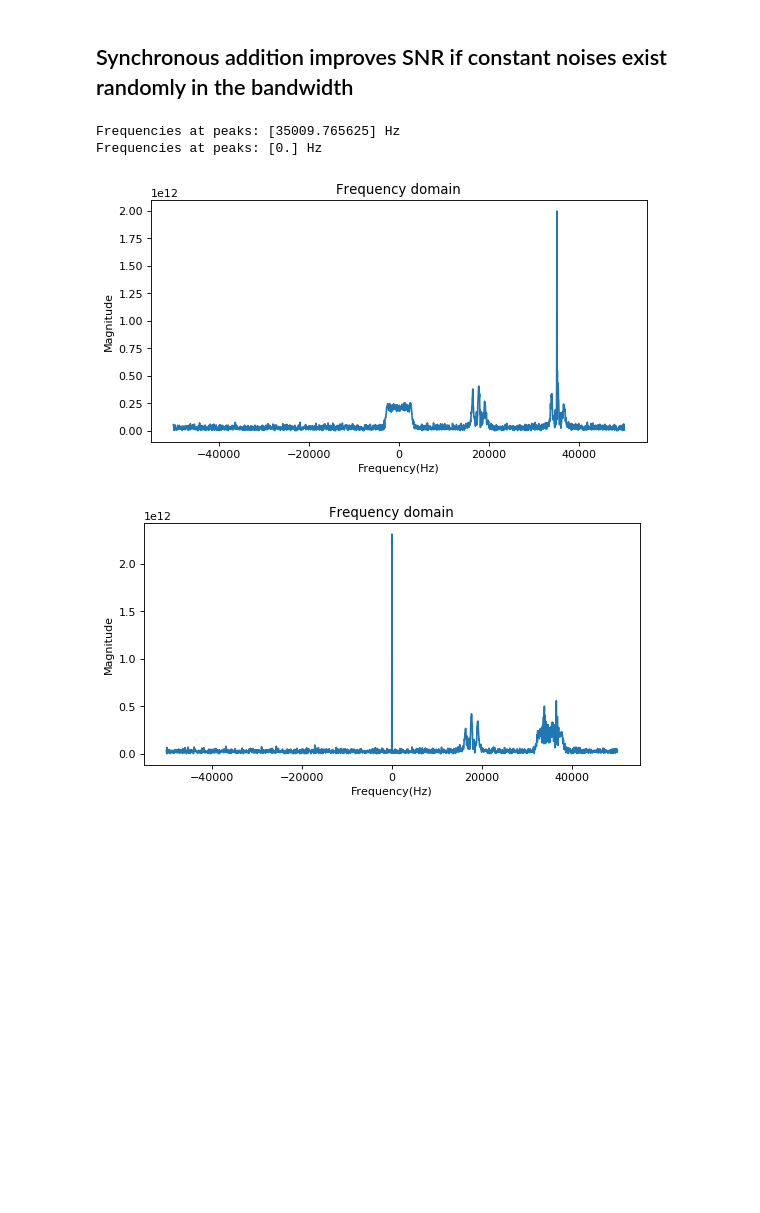
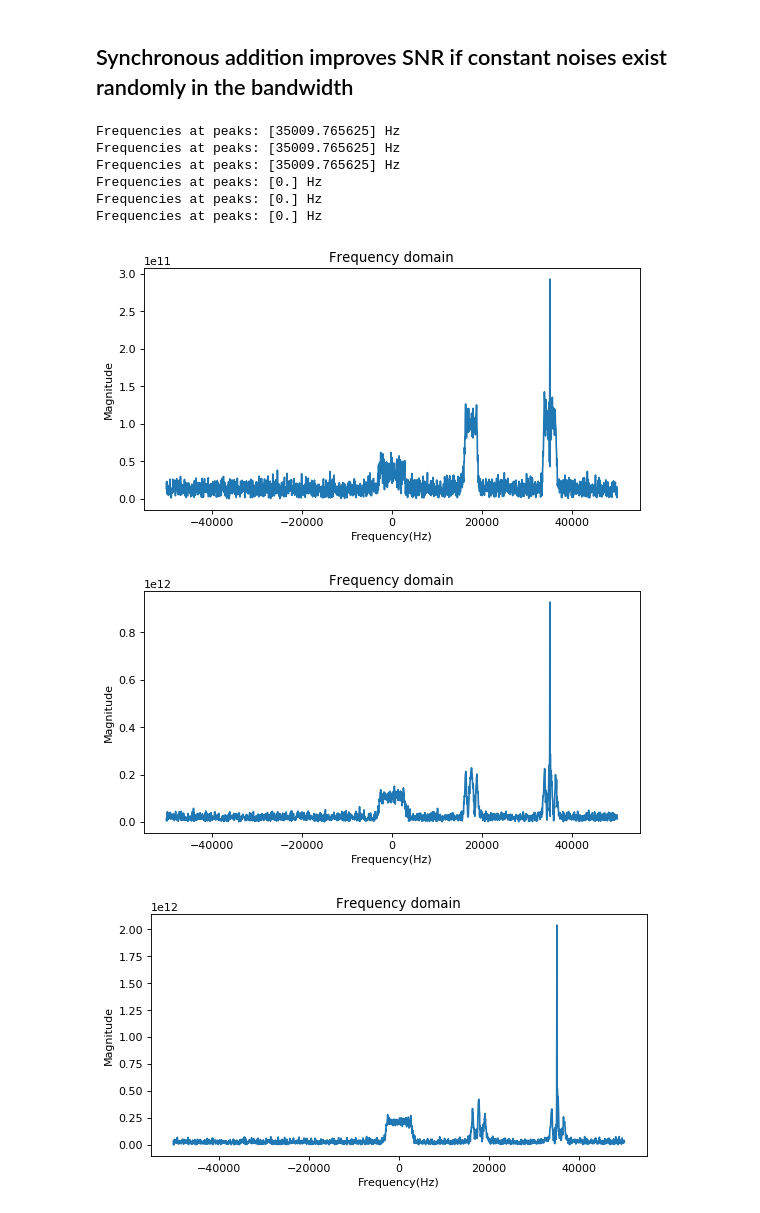
Before and after one commit to araobp/ultrasonic-communication, a Jupyter notebook: simulation/OrthogonalChirp.ipynb, the cells around one changed output. Cells and saved outputs as stored; diff of their text form; code cells hidden in the pictures; blank space fills up the shorter version.

```diff
--- a/simulation/OrthogonalChirp.ipynb
+++ b/simulation/OrthogonalChirp.ipynb
@@ -163,16 +178,29 @@ Frequencies at peaks: [0.] Hz
 # %%
 noise = white_noise() + constant_noise(f=0) + constant_noise(f=F0+(F1-F0)/2)
 noise2 = white_noise() + constant_noise(f=100) + constant_noise(f=F0+(F1-F0)/2+100)
 noise3 = white_noise() + constant_noise(f=200) + constant_noise(f=F0+(F1-F0)/2+200)
 noise4 = white_noise() + constant_noise(f=300) + constant_noise(f=F0+(F1-F0)/2+300)
 
-R3d = (W1 + W1 + W1 + W1 + noise + noise2 + noise3 + noise4) * chirp(updown="down")
-R3u = (W1 + W1 + W1 + W1 + noise + noise2 + noise3 + noise4) * chirp(updown="up")
+R3d = (W1 + W1 + noise + noise2) * chirp(updown="down")
+R3u = (W1 + W1 + noise + noise2) * chirp(updown="up")
 
+R4d = (W1 + W1 + W1 + W1 + noise + noise2 + noise3 + noise4) * chirp(updown="down")
+R4u = (W1 + W1 + W1 + W1 + noise + noise2 + noise3 + noise4) * chirp(updown="up")
+
+plot_fft(R2d)
 plot_fft(R3d)
+plot_fft(R4d)
+
+plot_fft(R2u)
 plot_fft(R3u)
+plot_fft(R4u)
 # %% [output]
+Frequencies at peaks: [35009.765625] Hz
+Frequencies at peaks: [35009.765625] Hz
 Frequencies at peaks: [35009.765625] Hz
 Frequencies at peaks: [0.] Hz
+Frequencies at peaks: [0.] Hz
+Frequencies at peaks: [0.] Hz
-[figure, old version]
+[figure, new version]
-[figure, old version]
+[figure, new version]
+[figure, added]
```
Also changed, not shown: parts of 3 cells of this notebook.
